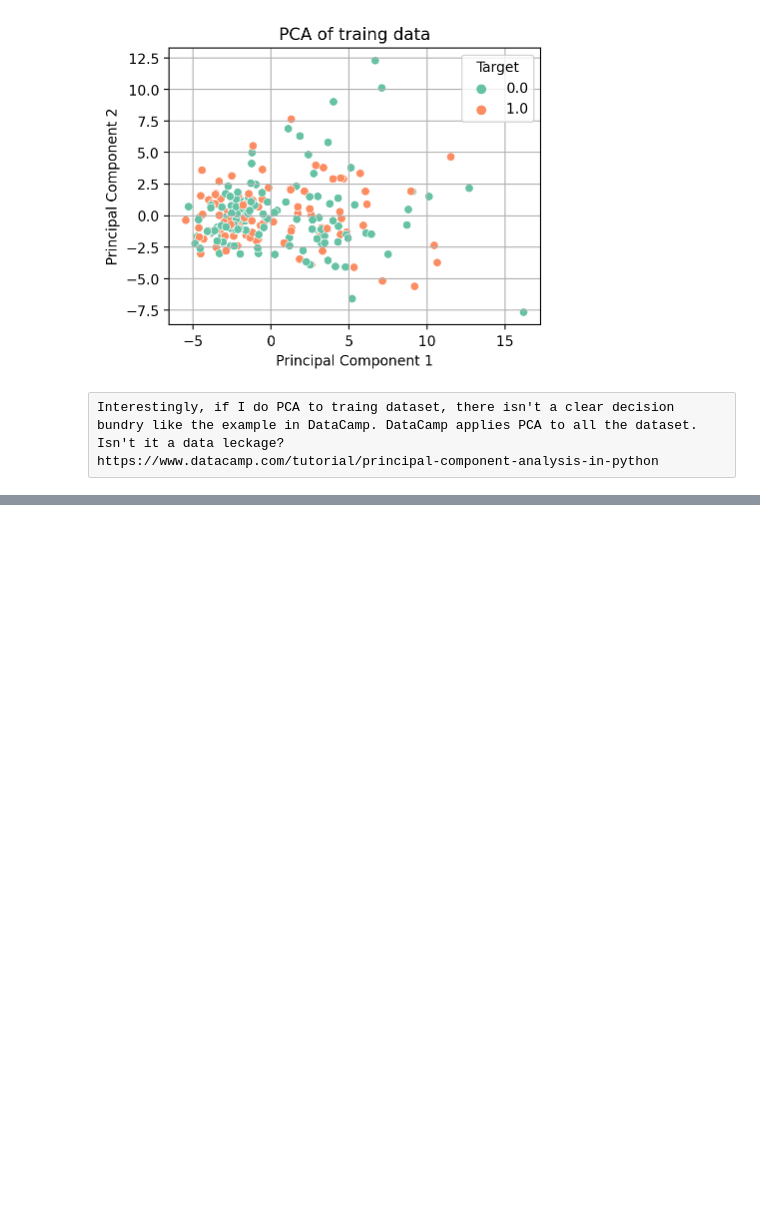
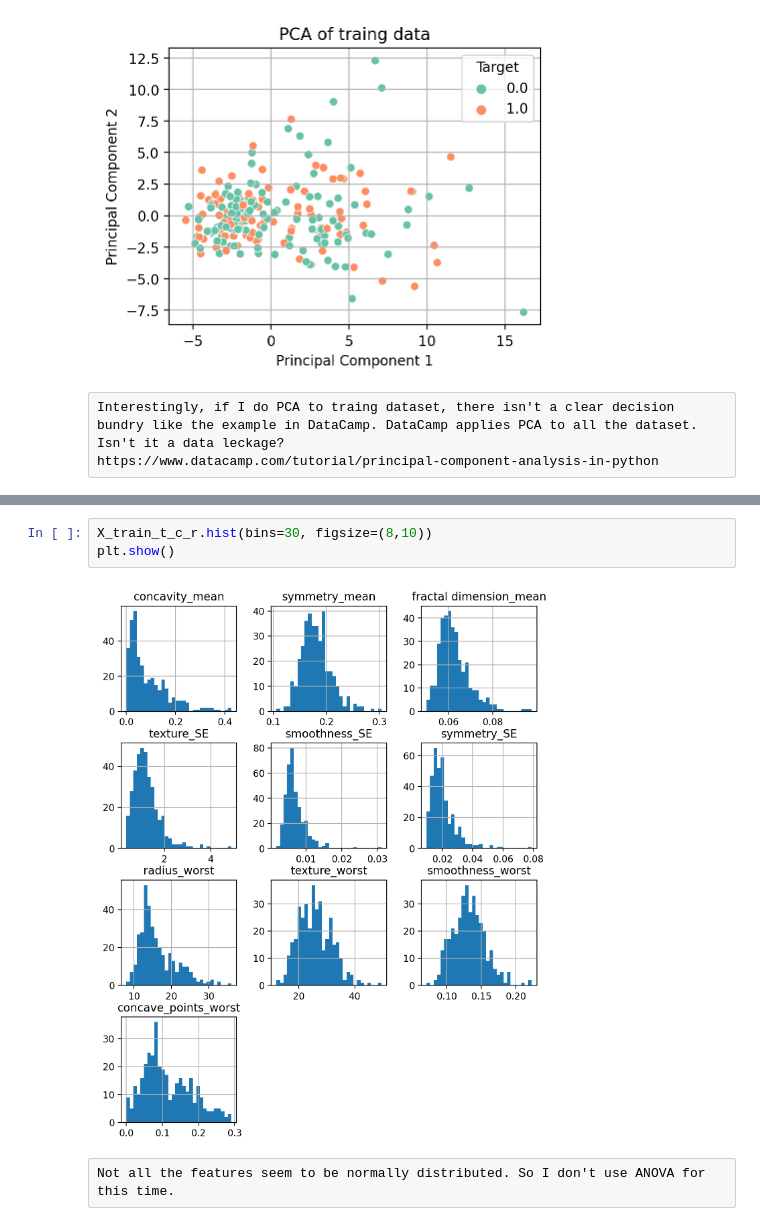
Before and after one commit to Itaru2018/Breast_cancer_project, a Jupyter notebook: Bereat_cancer_feature_selection.ipynb, the cells around one changed output, grey strips where cells are left out. Cells and saved outputs as stored; diff of their text form; blank space fills up the shorter version.

```diff
--- a/Bereat_cancer_feature_selection.ipynb
+++ b/Bereat_cancer_feature_selection.ipynb
@@ -256,0 +314,7 @@ https://www.datacamp.com/tutorial/principal-component-analysis-in-python
+# %%
+X_train_t_c_r.hist(bins=30, figsize=(8,10))
+plt.show()
+# %% [output]
+[figure, added]
+# %% [raw]
+Not all the features seem to be normally distributed. So I don't use ANOVA for this time.
```
Also changed, not shown: parts of 7 cells of this notebook.
